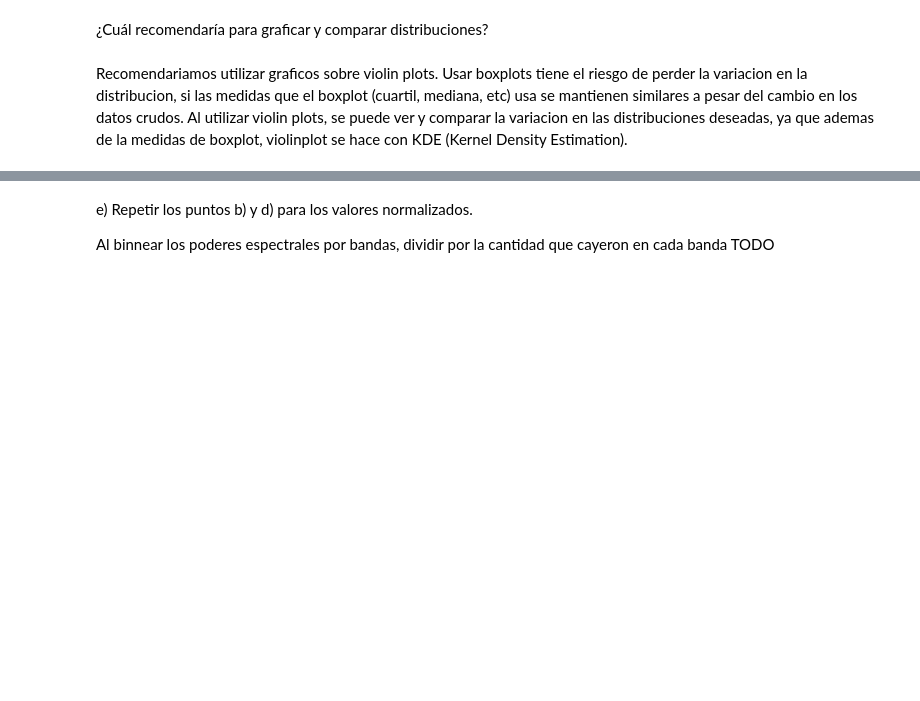
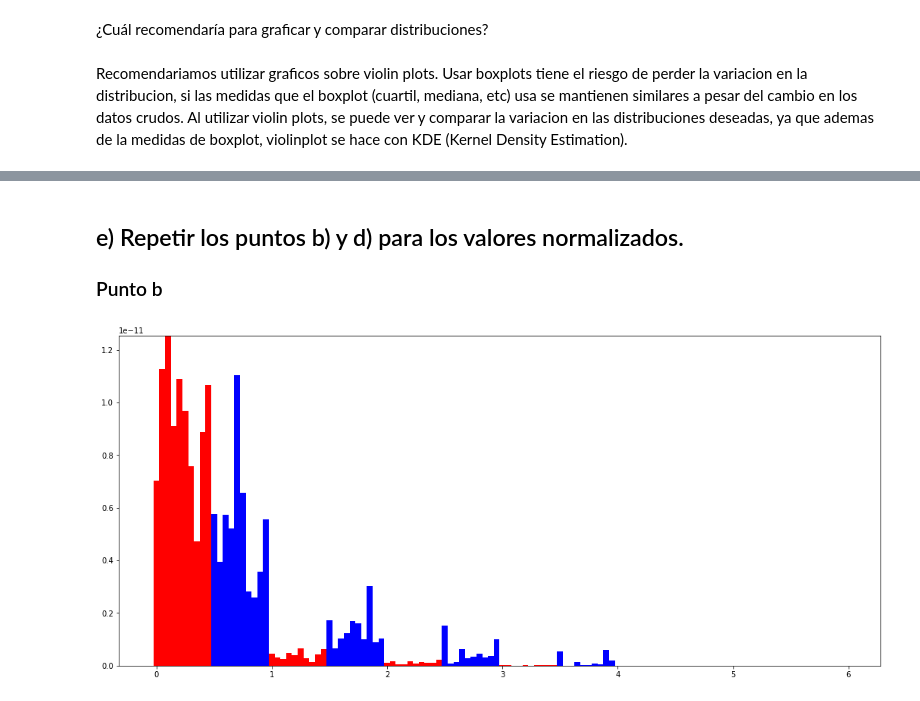
Before and after one commit to dgaus/cienciadatos, a Jupyter notebook: tp2/tp2.ipynb, the cells around one changed output, grey strips where cells are left out. Drawn from its saved outputs; the diff is of its cells as text; code cells hidden in the pictures; blank space fills up the shorter version.

```diff
--- a/tp2/tp2.ipynb
+++ b/tp2/tp2.ipynb
@@ -220,21 +230,19 @@ TODO: t-test
 # %% [markdown]
-e) Repetir los puntos b) y d) para los valores normalizados.
+## e) Repetir los puntos b) y d) para los valores normalizados.
 
-Al binnear los poderes espectrales por bandas, dividir por la cantidad que cayeron en cada banda
-TODO
+### Punto b
-# %%
-# Agrupamos todos los valores en categoria x bandas ({P|S} * {theta, alpha, beta, gamma, etc})
-
-x, y = [], []
-for filename, datapoints in bins_por_sujeto.items():
-    letter = get_letter(filename)
-    for index, value in enumerate(datapoints):
-        try:
-            label = letter + ' - ' + nombre_bandas[index]
-        except IndexError:
-            continue
-        else:
-            x.append(label)
-            y.append(value)
-
-sns.violinplot(x=x, y=y)
+# %%
+# Calculamos la cantidad de frecuencias que caen en cada banda.
+counter = Counter(getBanda(frecuencia) for frecuencia in frecuencias)
+cantidad_de_valores_por_banda = np.array(list(counter.values()) + [1])
+
+bins_por_sujeto_normalizados = deepcopy(bins_por_sujeto)
+
+for filename, datapoints in bins_por_sujeto_normalizados.items():
+    datapoints /= cantidad_de_valores_por_banda
+
+for index, filename in enumerate(allSubjects()):
+    plt.bar(np.arange(len(bandas)) + index * barwidth, bins_por_sujeto_normalizados[filename], width=barwidth,
+           color='red' if 'P' in filename else 'blue', label='bandas')
+# %% [output]
+[figure, added]
```
Also changed, not shown: parts of 30 cells of this notebook.
